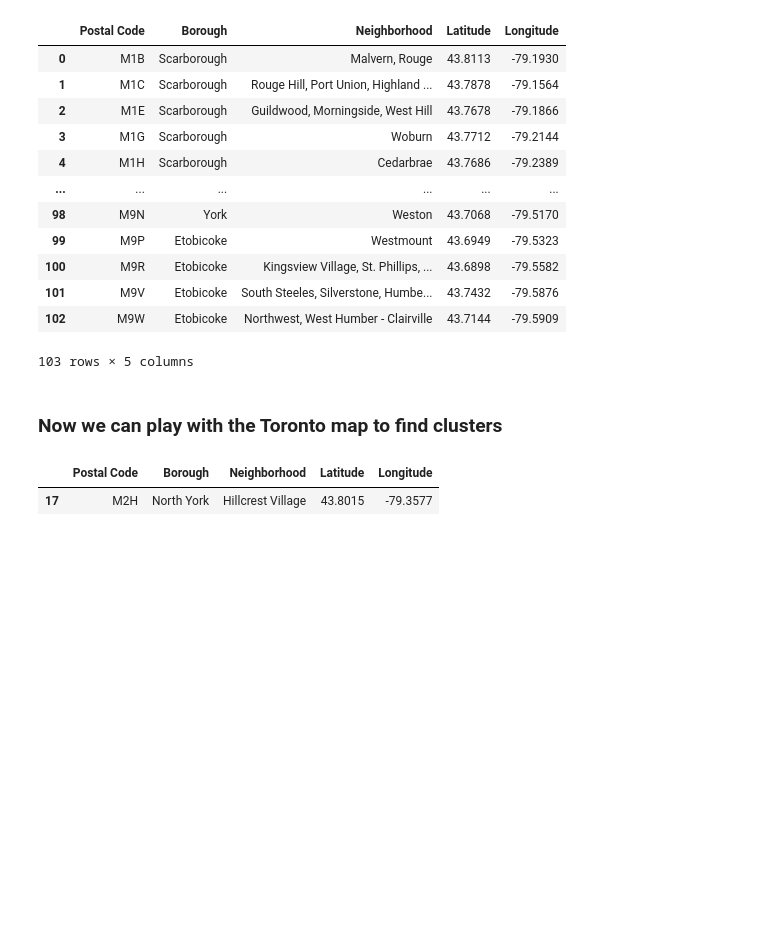
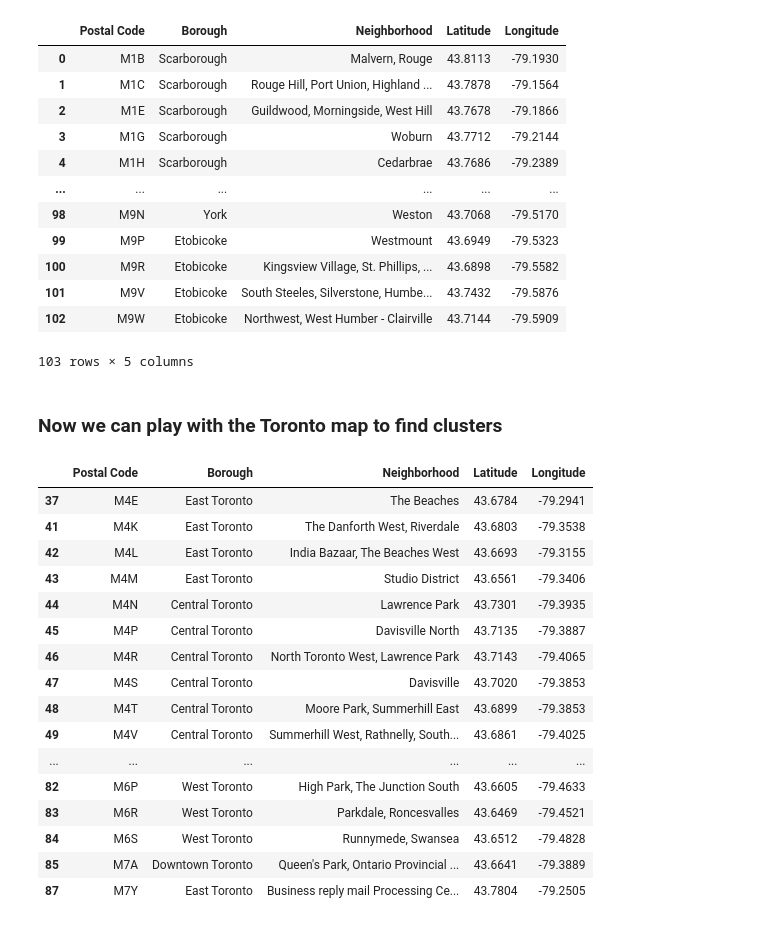
Before and after one commit to rodpaschoal/Coursera_Capstone, a Jupyter notebook: Toronto.ipynb, the cells around one changed output. Cells and saved outputs as stored; diff of their text form; code cells hidden in the pictures; blank space fills up the shorter version.

```diff
--- a/Toronto.ipynb
+++ b/Toronto.ipynb
@@ -137,8 +138,26 @@ df
 103 rows × 5 columns
 # %% [markdown]
 ### Now we can play with the Toronto map to find clusters
-# %%
-df.loc[ df['Postal Code'] == 'M2H' , :]
-# %% [output]
-|  | Postal Code | Borough | Neighborhood | Latitude | Longitude |
-| 17 | M2H | North York | Hillcrest Village | 43.8015 | -79.3577 |
+# %%
+#Filter Boroughs inside Toronto main territory
+
+df = df.loc[ df['Borough'].str.contains('Toronto') , :]
+df
+# %% [output]
+|  | Postal Code | Borough | Neighborhood | Latitude | Longitude |
+| 37 | M4E | East Toronto | The Beaches | 43.6784 | -79.2941 |
+| 41 | M4K | East Toronto | The Danforth West, Riverdale | 43.6803 | -79.3538 |
+| 42 | M4L | East Toronto | India Bazaar, The Beaches West | 43.6693 | -79.3155 |
+| 43 | M4M | East Toronto | Studio District | 43.6561 | -79.3406 |
+| 44 | M4N | Central Toronto | Lawrence Park | 43.7301 | -79.3935 |
+| 45 | M4P | Central Toronto | Davisville North | 43.7135 | -79.3887 |
+| 46 | M4R | Central Toronto | North Toronto West, Lawrence Park | 43.7143 | -79.4065 |
+| 47 | M4S | Central Toronto | Davisville | 43.7020 | -79.3853 |
+| 48 | M4T | Central Toronto | Moore Park, Summerhill East | 43.6899 | -79.3853 |
+| 49 | M4V | Central Toronto | Summerhill West, Rathnelly, South... | 43.6861 | -79.4025 |
+| ... | ... | ... | ... | ... | ... |
+| 82 | M6P | West Toronto | High Park, The Junction South | 43.6605 | -79.4633 |
+| 83 | M6R | West Toronto | Parkdale, Roncesvalles | 43.6469 | -79.4521 |
+| 84 | M6S | West Toronto | Runnymede, Swansea | 43.6512 | -79.4828 |
+| 85 | M7A | Downtown Toronto | Queen's Park, Ontario Provincial ... | 43.6641 | -79.3889 |
+| 87 | M7Y | East Toronto | Business reply mail Processing Ce... | 43.7804 | -79.2505 |
```
Also changed, not shown: parts of 24 cells of this notebook.
